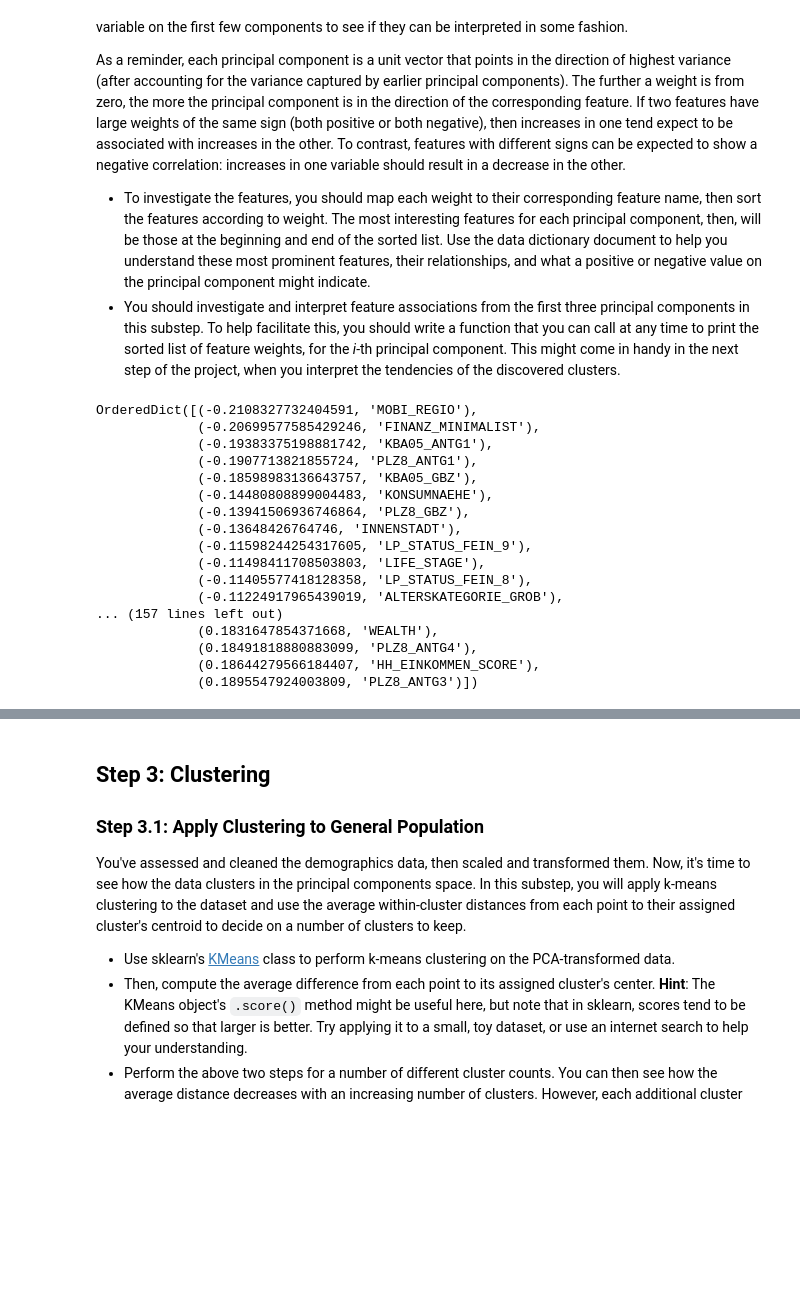
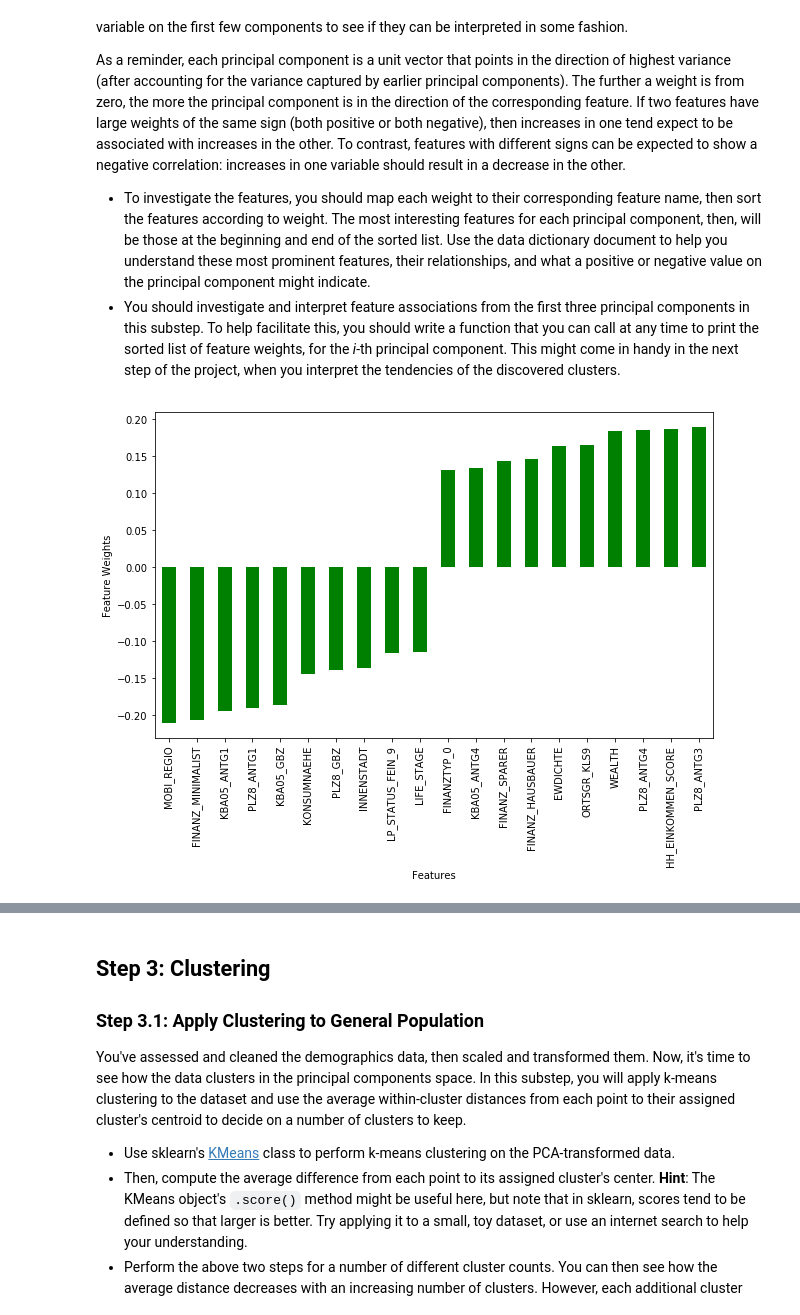
Before and after one commit to julianikulski/identifying-customer-segments, a Jupyter notebook: Identify_Customer_Segments.ipynb, the cells around one changed output, grey strips where cells are left out. Saved outputs shown, nothing was run; the diff lists cells and outputs as text; code cells hidden in the pictures; blank space fills up the shorter version.

```diff
--- a/Identify_Customer_Segments.ipynb
+++ b/Identify_Customer_Segments.ipynb
@@ -1494,25 +1496,36 @@ def sort_weights(pca, columns, component):
 
     return result
 
-sort_weights(pca, azdias_scaled.columns, 0)
+component1 = sort_weights(pca, azdias_scaled.columns, 0)
-# %% [output]
-OrderedDict([(-0.2108327732404591, 'MOBI_REGIO'),
-             (-0.20699577585429246, 'FINANZ_MINIMALIST'),
-             (-0.19383375198881742, 'KBA05_ANTG1'),
-             (-0.1907713821855724, 'PLZ8_ANTG1'),
-             (-0.18598983136643757, 'KBA05_GBZ'),
-             (-0.14480808899004483, 'KONSUMNAEHE'),
-             (-0.13941506936746864, 'PLZ8_GBZ'),
-             (-0.13648426764746, 'INNENSTADT'),
-             (-0.11598244254317605, 'LP_STATUS_FEIN_9'),
-             (-0.11498411708503803, 'LIFE_STAGE'),
-             (-0.11405577418128358, 'LP_STATUS_FEIN_8'),
-             (-0.11224917965439019, 'ALTERSKATEGORIE_GROB'),
-... (157 lines left out)
-             (0.1831647854371668, 'WEALTH'),
-             (0.18491818880883099, 'PLZ8_ANTG4'),
-             (0.18644279566184407, 'HH_EINKOMMEN_SCORE'),
-             (0.1895547924003809, 'PLZ8_ANTG3')])
+# %%
+# Get the top 10 positive and negative contributors of the pca components
+def comp_top20(component_dict, color):
+    '''
+    Turn the sorted dict into a dataframe with the top 10 negative and top 10 positive features of a certain component
+    '''
+
+    component_dict_neg10 = {component_dict[k]: k for k in list(component_dict)[:10]}
+    component_dict_pos10 = {component_dict[k]: k for k in list(component_dict)[-10:]}
+
+    df_comp_dict_neg10 = pd.DataFrame.from_dict(component_dict_neg10, orient='index')
+    df_comp_dict_pos10 = pd.DataFrame.from_dict(component_dict_pos10, orient='index')
+
+    df_comp_dict_top20 = pd.concat([df_comp_dict_neg10, df_comp_dict_pos10], axis=0)
+
+    fig, ax = plt.subplots(figsize = (10,6))
+
+    df_comp_dict_top20.plot(ax = ax, kind = 'bar', color = color, legend=False)
+    ax.set_ylabel("Feature Weights")
+    ax.set_xlabel('Features')
+    features = df_comp_dict_top20.index.values
+    ax.set_xticklabels(features, rotation=90);
+
+    return features
+# %%
+# Plot top 20 features of component 1
+features_comp1 = comp_top20(component1, 'g')
+# %% [output]
+[figure, added]
 # %%
 # Map weights for the second principal component to corresponding feature names
 # and then print the linked values, sorted by weight.
```
Also changed, not shown: parts of 38 cells of this notebook.
